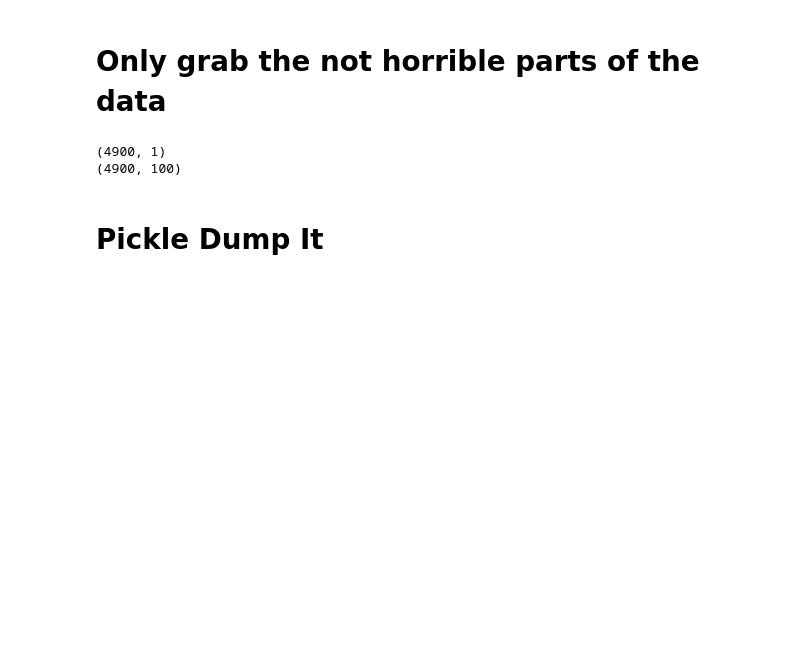
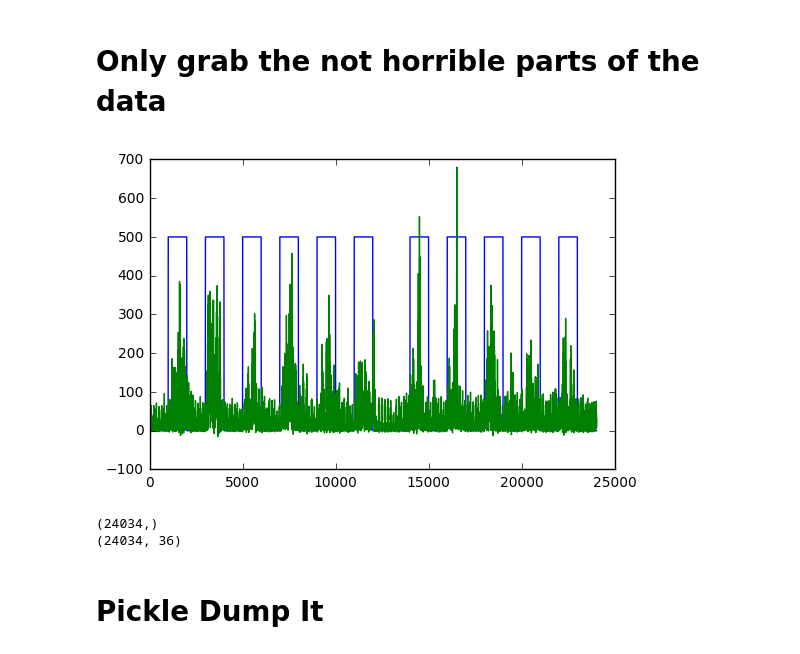
Before and after one commit to levinwil/AirStar, a Jupyter notebook: Jupyter_MDs/Label_Generation.ipynb, the cells around one changed output. Cells and saved outputs as stored; diff of their text form; code cells hidden in the pictures; blank space fills up the shorter version.

```diff
--- a/Jupyter_MDs/Label_Generation.ipynb
+++ b/Jupyter_MDs/Label_Generation.ipynb
@@ -33,15 +49,20 @@ for i in range(2, len(zipped_helper), 3):
 NameError: name 'label_helper' is not defined
 # %% [markdown]
 # Only grab the not horrible parts of the data
+# %%
+labels = labels[0:len(rawData)]
+plt.plot([labels[i] * 500 for i in range(len(labels))])
+plt.plot([np.max(rawData[i]) for i in range(len(rawData))])
+plt.show()
+# %% [output]
+[figure, added]
 # %%
-labels = labels[100:5000]
-rawData = rawData[100:5000]
 net_data = [rawData, labels]
-print labels.shape
-print rawData.shape
+print np.array(labels).shape
+print np.array(rawData).shape
 # %% [output]
-(4900, 1)
-(4900, 100)
+(24034,)
+(24034, 36)
 # %% [markdown]
 # Pickle Dump It
 # %%
```
Also changed, not shown: parts of 7 cells of this notebook, 5 other files.
